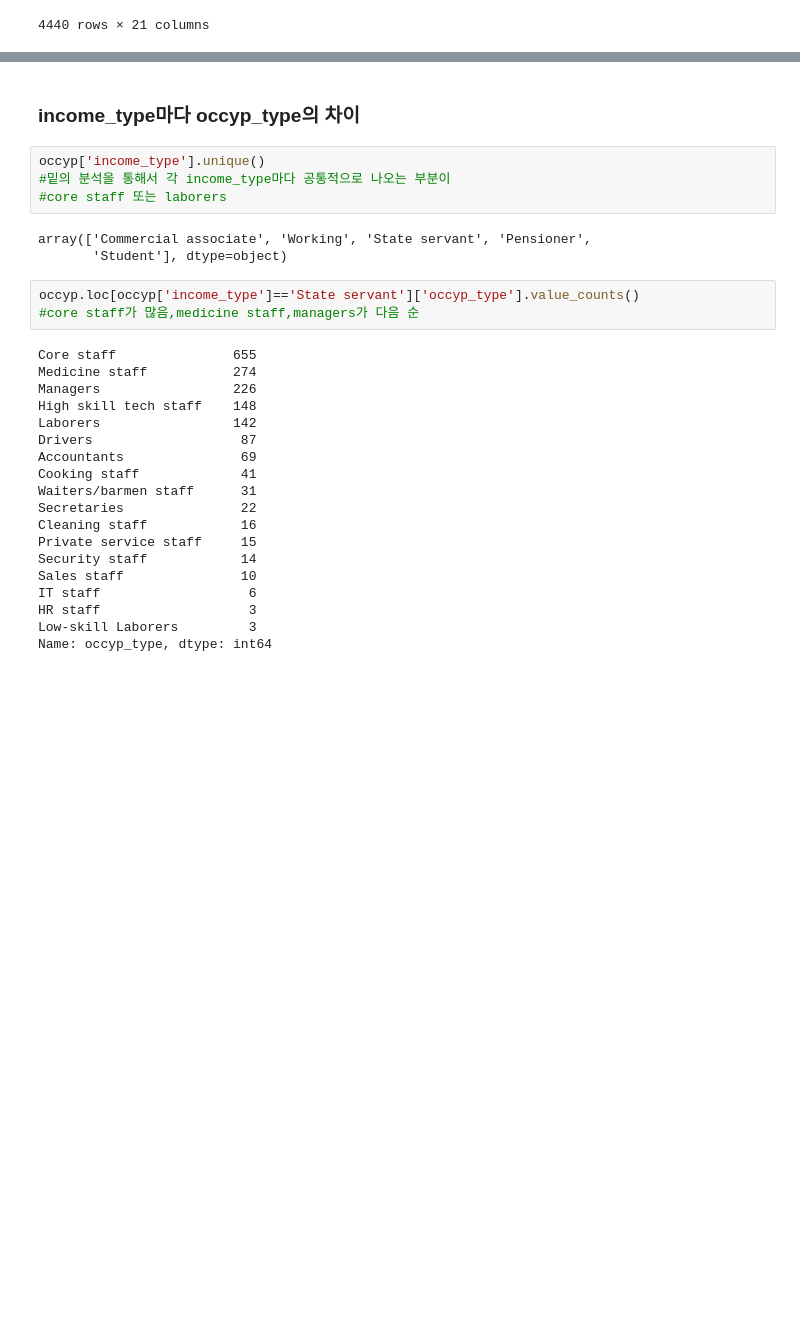
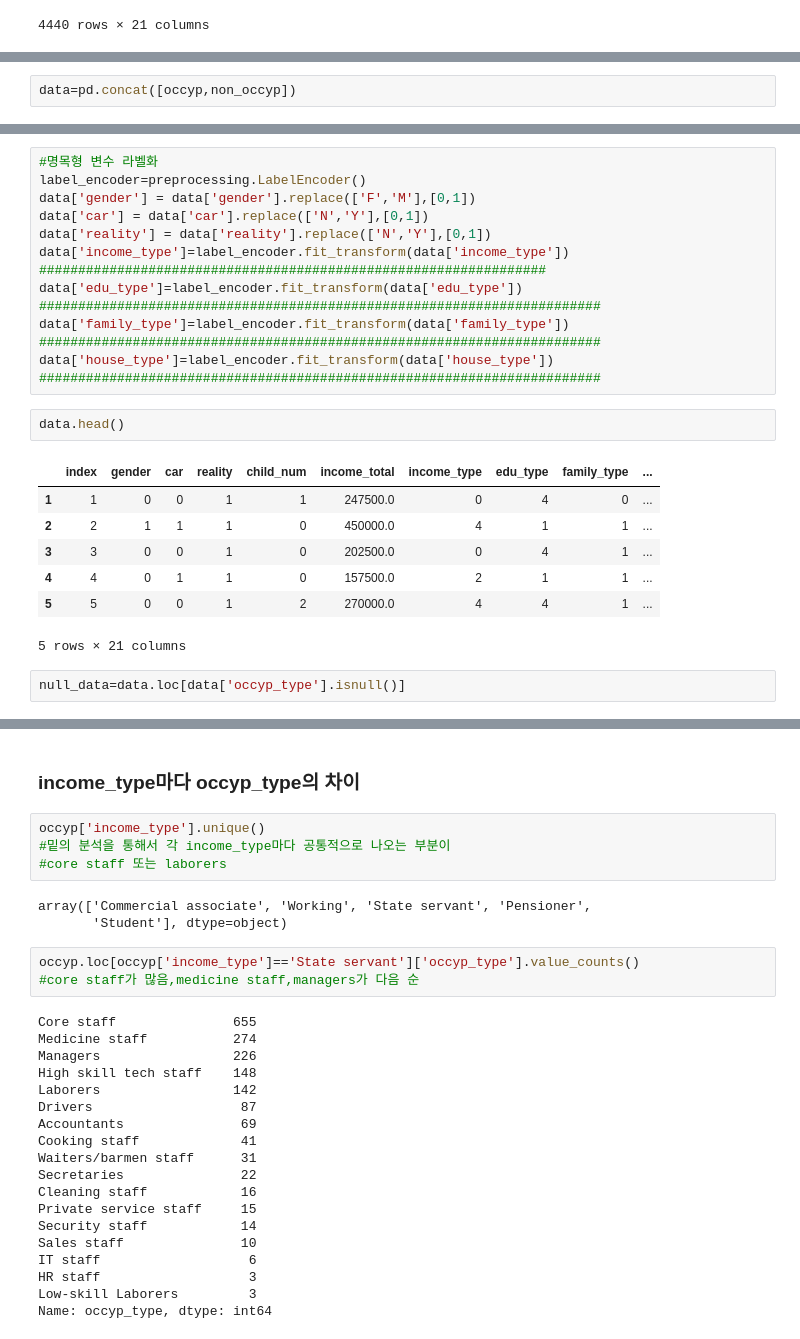
Before and after one commit to Ah-Hyeon0829/CreditGrade1, a Jupyter notebook: credit_card.ipynb, the cells around one changed output, grey strips where cells are left out. Saved outputs shown, nothing was run; the diff lists cells and outputs as text; blank space fills up the shorter version.

```diff
--- a/credit_card.ipynb
+++ b/credit_card.ipynb
@@ -347,0 +390,2 @@ non_occyp.loc[non_occyp['income_type']=='Pensioner']
+# %%
+data=pd.concat([occyp,non_occyp])
@@ -347,0 +402,26 @@ non_occyp.loc[non_occyp['income_type']=='Pensioner']
+# %%
+#명목형 변수 라벨화
+label_encoder=preprocessing.LabelEncoder()
+data['gender'] = data['gender'].replace(['F','M'],[0,1])
+data['car'] = data['car'].replace(['N','Y'],[0,1])
+data['reality'] = data['reality'].replace(['N','Y'],[0,1])
+data['income_type']=label_encoder.fit_transform(data['income_type'])
+#################################################################
+data['edu_type']=label_encoder.fit_transform(data['edu_type'])
+########################################################################
+data['family_type']=label_encoder.fit_transform(data['family_type'])
+########################################################################
+data['house_type']=label_encoder.fit_transform(data['house_type'])
+########################################################################
+# %%
+data.head()
+# %% [output]
+|  | index | gender | car | reality | child_num | income_total | income_type | edu_type | family_type | ... |
+| 1 | 1 | 0 | 0 | 1 | 1 | 247500.0 | 0 | 4 | 0 | ... |
+| 2 | 2 | 1 | 1 | 1 | 0 | 450000.0 | 4 | 1 | 1 | ... |
+| 3 | 3 | 0 | 0 | 1 | 0 | 202500.0 | 0 | 4 | 1 | ... |
+| 4 | 4 | 0 | 1 | 1 | 0 | 157500.0 | 2 | 1 | 1 | ... |
+| 5 | 5 | 0 | 0 | 1 | 2 | 270000.0 | 4 | 4 | 1 | ... |
+5 rows × 21 columns
+# %%
+null_data=data.loc[data['occyp_type'].isnull()]
```
Also changed, not shown: parts of 31 cells of this notebook.
